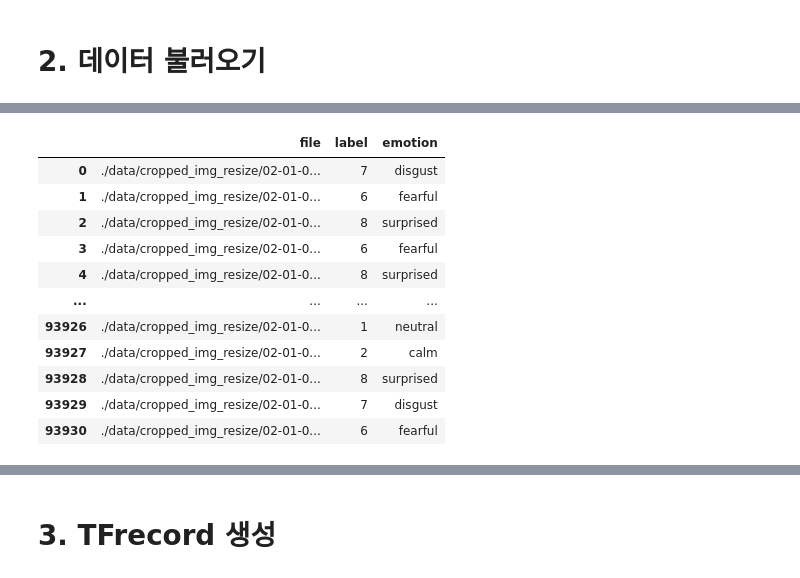
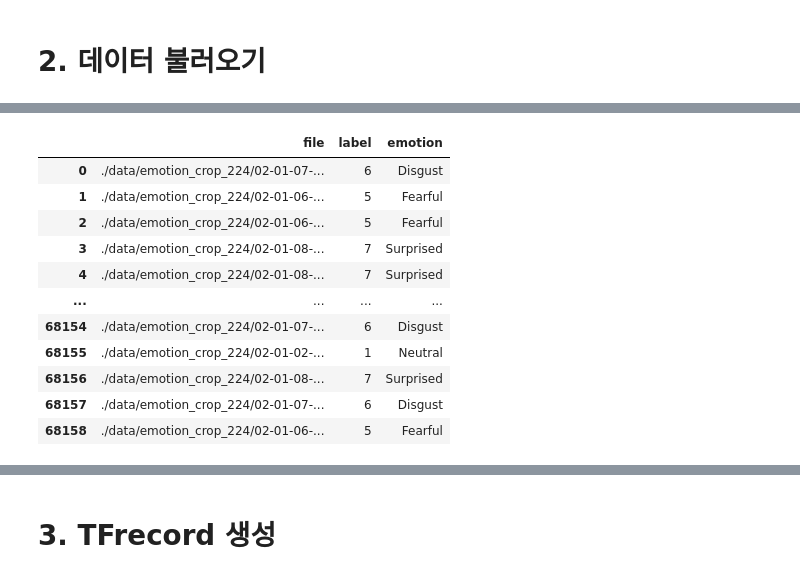
Before and after one commit to Guarosa/Guarosa_AI, a Jupyter notebook: facial_emotion_recognition/facial_image_cropped_version_TF.ipynb, the cells around one changed output, grey strips where cells are left out. Saved outputs shown, nothing was run; the diff lists cells and outputs as text; code cells hidden in the pictures.

```diff
--- a/facial_emotion_recognition/facial_image_cropped_version_TF.ipynb
+++ b/facial_emotion_recognition/facial_image_cropped_version_TF.ipynb
@@ -142,0 +161,19 @@ for filename in os.listdir('./data/cropped_img'):
+# %%
+# 동영상에서 앞 1초(=30프레임까지) 제외
+
+import shutil # 동영상 옮기는 모듈
+
+pre_path = './data/emotion_crop_224'
+post_path = './data/emotion_crop_224_exclusion'
+moved_name = list()
+
+for filename in os.listdir(pre_path):
+
+    frame = int(filename.split('_')[1].split('.')[0])
+
+    if frame < 31:
+        moved_name.append(filename)
+
+for file in moved_name:
+    shutil.move(pre_path + '/' + file,
+                post_path + '/' + file)
@@ -171,44 +215,74 @@ label_dict[1]
 # %%
 # 크롭한 이미지 파일의 경로 + 라벨링 df 생성
 
 files = list()
 categories = list()
 
 
-for filename in os.listdir('./data/cropped_img_resize'):
-    filepath = './data/cropped_img_resize' + '/' + filename
+# for filename in os.listdir('./data/cropped_img_resize'):
+for filename in os.listdir('./data/emotion_crop_224'):
+    filepath = './data/emotion_crop_224' + '/' + filename
     files.append(filepath)
 
     emo = filename[7]
 
-    for n in emo:
-        categories.append(n)
+    # 4개 감정으로 리턴
+    if emo == '1' or emo == '2':
+        categories.append('1') # Neutral
 
-cro_train_data = pd.DataFrame({'file':files,
-                               'label':categories})
+    elif emo == '3':
+        categories.append('2') # Happy
+
+    elif emo == '4':
+        categories.append('3') # Sad
+
+    elif emo == '5':
+        categories.append('4') # Angry
+
+    elif emo == '6':
+        categories.append('5') # Fearful
+
+    elif emo == '7':
+        categories.append('6') # Disgust
+
+    else:
+        categories.append('7') # Surprised
 
 
-cro_train_data
+re_train_data = pd.DataFrame({'file':files,
+                              'label':categories})
 
-label = cro_train_data.loc[:,'label'].values
+#     # 8개 감정으로 리턴
+#     for n in emo:
+#         categories.append(n)
+
+# cro_train_data = pd.DataFrame({'file':files,
+#                                'label':categories})
+
+
+# cro_train_data
+
+
+
+label = re_train_data.loc[:,'label'].values
 emotion = list()
 
 for n in label:
     emotion.append(label_dict[int(n)])
 
 
-cro_train_data['emotion'] =emotion
-cro_train_data
+re_train_data['emotion'] = emotion
+re_train_data
 # %% [output]
 |  | file | label | emotion |
-| 0 | ./data/cropped_img_resize/02-01-0... | 7 | disgust |
-| 1 | ./data/cropped_img_resize/02-01-0... | 6 | fearful |
-| 2 | ./data/cropped_img_resize/02-01-0... | 8 | surprised |
-| 3 | ./data/cropped_img_resize/02-01-0... | 6 | fearful |
-| 4 | ./data/cropped_img_resize/02-01-0... | 8 | surprised |
+| 0 | ./data/emotion_crop_224/02-01-07-... | 6 | Disgust |
+| 1 | ./data/emotion_crop_224/02-01-06-... | 5 | Fearful |
+| 2 | ./data/emotion_crop_224/02-01-06-... | 5 | Fearful |
+| 3 | ./data/emotion_crop_224/02-01-08-... | 7 | Surprised |
+| 4 | ./data/emotion_crop_224/02-01-08-... | 7 | Surprised |
 | ... | ... | ... | ... |
-| 93926 | ./data/cropped_img_resize/02-01-0... | 1 | neutral |
-| 93927 | ./data/cropped_img_resize/02-01-0... | 2 | calm |
-| 93928 | ./data/cropped_img_resize/02-01-0... | 8 | surprised |
-| 93929 | ./data/cropped_img_resize/02-01-0... | 7 | disgust |
-| 93930 | ./data/cropped_img_resize/02-01-0... | 6 | fearful |
+| 68154 | ./data/emotion_crop_224/02-01-07-... | 6 | Disgust |
+| 68155 | ./data/emotion_crop_224/02-01-02-... | 1 | Neutral |
+| 68156 | ./data/emotion_crop_224/02-01-08-... | 7 | Surprised |
+| 68157 | ./data/emotion_crop_224/02-01-07-... | 6 | Disgust |
+| 68158 | ./data/emotion_crop_224/02-01-06-... | 5 | Fearful |
```
Also changed, not shown: parts of 16 cells of this notebook, 3 other files.
